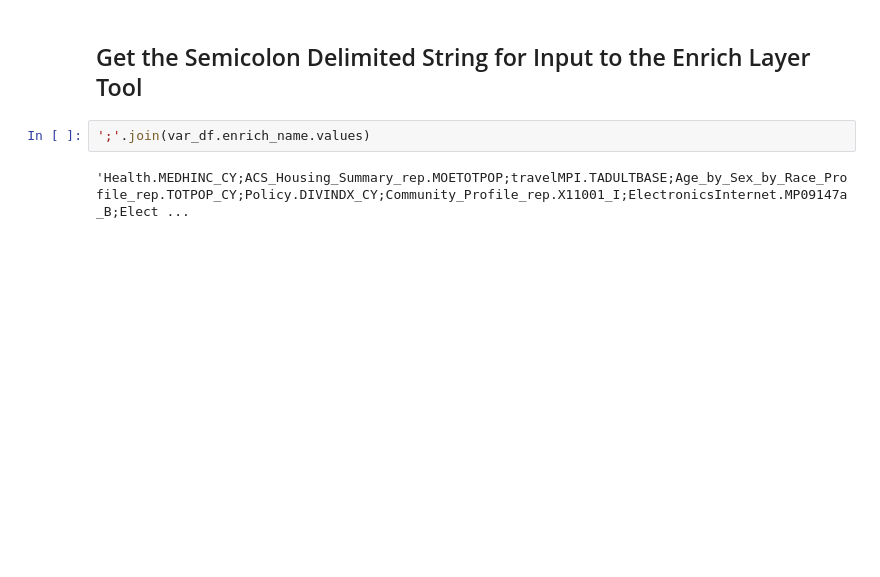
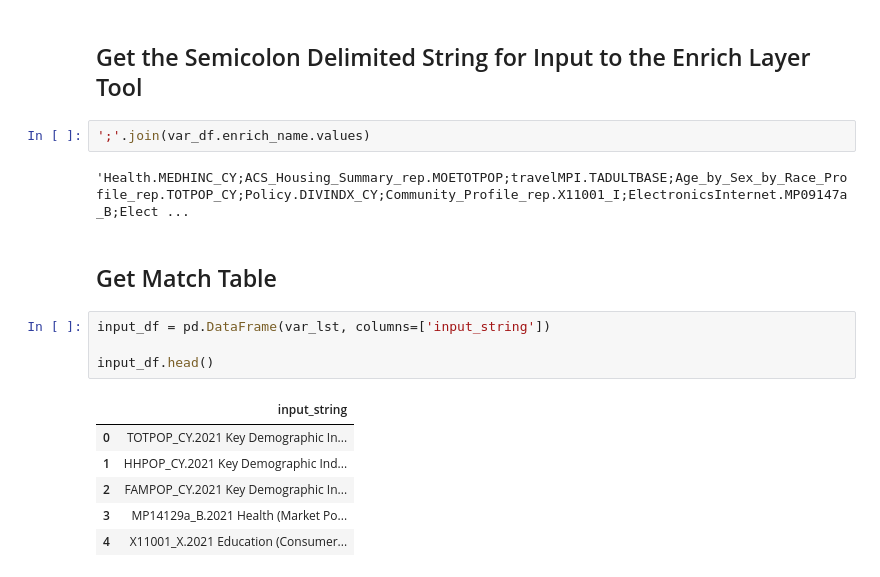
Before and after one commit to knu2xs/business-analyst-python-api-examples, a Jupyter notebook: notebooks/arcmap-spatial-overlay-vars-to-enrich-input.ipynb, the cells around one changed output. Drawn from its saved outputs; the diff is of its cells as text; blank space fills up the shorter version.

```diff
--- a/notebooks/arcmap-spatial-overlay-vars-to-enrich-input.ipynb
+++ b/notebooks/arcmap-spatial-overlay-vars-to-enrich-input.ipynb
@@ -92,3 +93,16 @@ var_df
 ';'.join(var_df.enrich_name.values)
 # %% [output]
 'Health.MEDHINC_CY;ACS_Housing_Summary_rep.MOETOTPOP;travelMPI.TADULTBASE;Age_by_Sex_by_Race_Profile_rep.TOTPOP_CY;Policy.DIVINDX_CY;Community_Profile_rep.X11001_I;ElectronicsInternet.MP09147a_B;Elect ...
+# %% [markdown]
+## Get Match Table
+# %%
+input_df = pd.DataFrame(var_lst, columns=['input_string'])
+
+input_df.head()
+# %% [output]
+|  | input_string |
+| 0 | TOTPOP_CY.2021 Key Demographic In... |
+| 1 | HHPOP_CY.2021 Key Demographic Ind... |
+| 2 | FAMPOP_CY.2021 Key Demographic In... |
+| 3 | MP14129a_B.2021 Health (Market Po... |
+| 4 | X11001_X.2021 Education (Consumer... |
```
Also changed, not shown: parts of 6 cells of this notebook, 1 other file.
